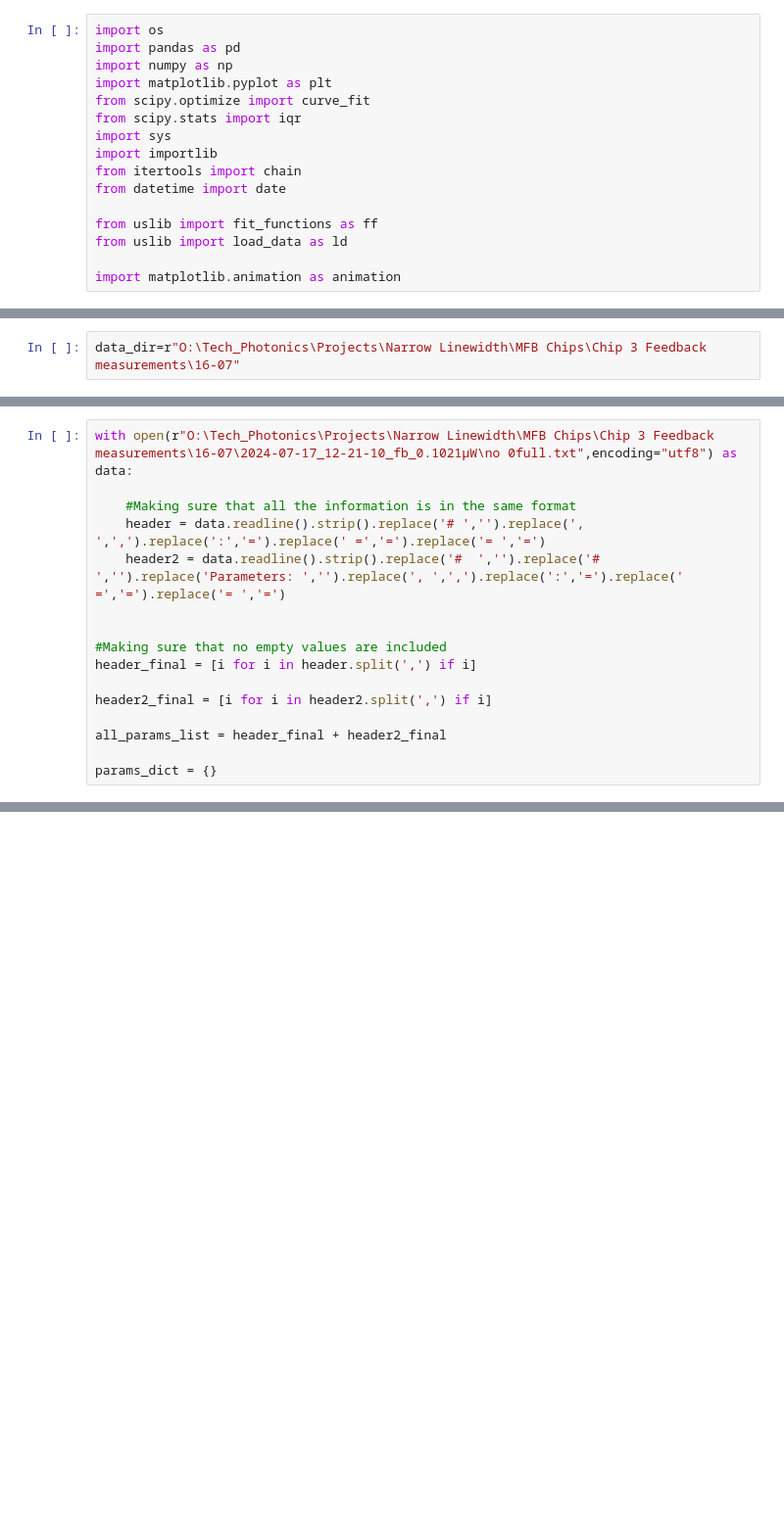
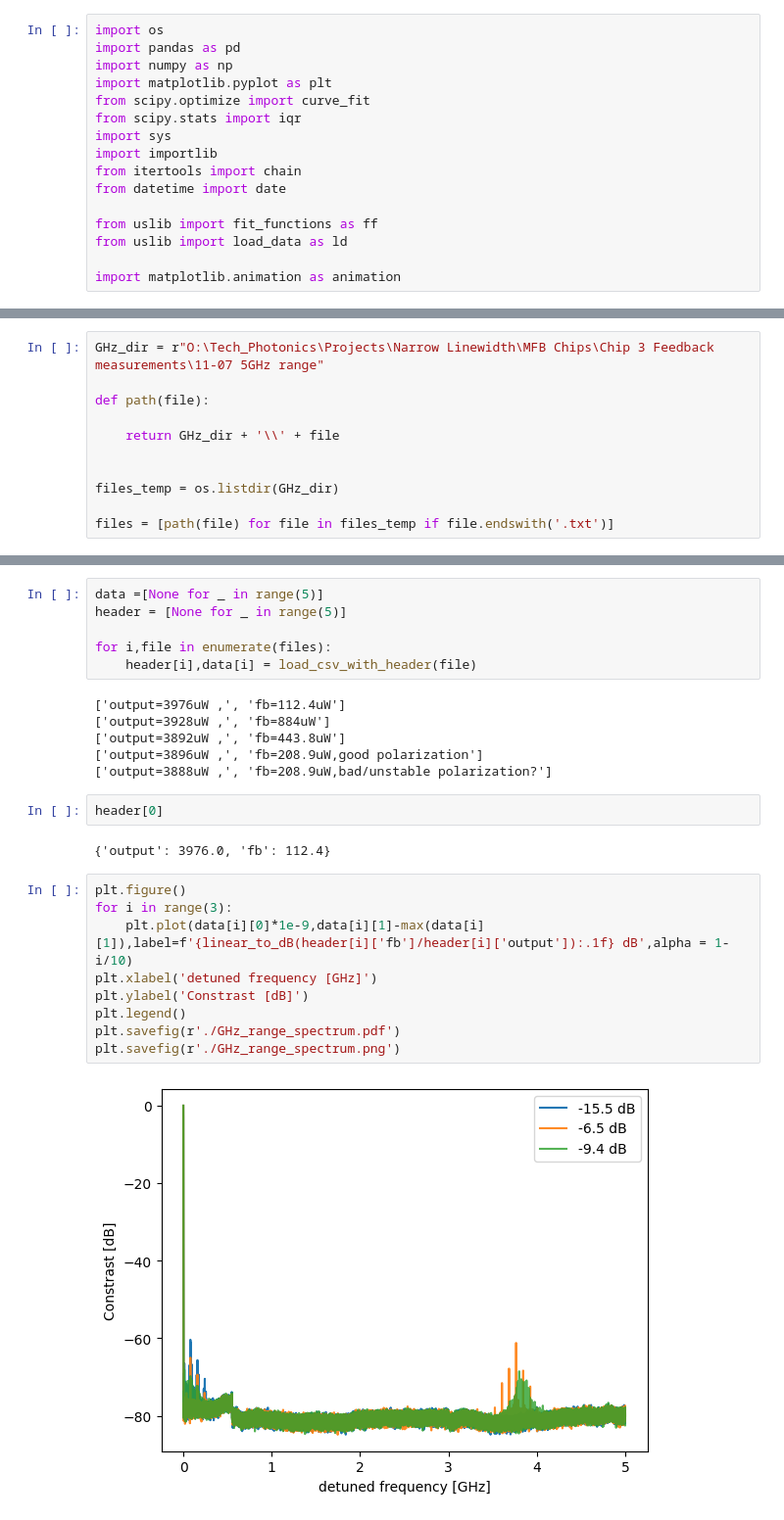
Before and after one commit to auphotonicLab/PICLab-narrow-linewidth, a Jupyter notebook: feedback_u_shaped_laser/SMSR_filtered_data_fits.ipynb, the cells around one changed output, grey strips where cells are left out. Shown at 98% size. Cells and saved outputs as stored; diff of their text form; blank space fills up the shorter version.

```diff
--- a/feedback_u_shaped_laser/SMSR_filtered_data_fits.ipynb
+++ b/feedback_u_shaped_laser/SMSR_filtered_data_fits.ipynb
@@ -17,2 +577,11 @@ import matplotlib.animation as animation
 # %%
-data_dir=r"O:\Tech_Photonics\Projects\Narrow Linewidth\MFB Chips\Chip 3 Feedback measurements\16-07"
+GHz_dir = r"O:\Tech_Photonics\Projects\Narrow Linewidth\MFB Chips\Chip 3 Feedback measurements\11-07 5GHz range"
+
+def path(file):
+
+    return GHz_dir + '\\' + file
+
+
+files_temp = os.listdir(GHz_dir)
+
+files = [path(file) for file in files_temp if file.endswith('.txt')]
@@ -45,16 +587,0 @@ TypeError: RINSpectrum.load_csv_with_header() got multiple values for argument '
-# %%
-with open(r"O:\Tech_Photonics\Projects\Narrow Linewidth\MFB Chips\Chip 3 Feedback measurements\16-07\2024-07-17_12-21-10_fb_0.1021µW\no 0full.txt",encoding="utf8") as data:
-
-    #Making sure that all the information is in the same format
-    header = data.readline().strip().replace('# ','').replace(', ',',').replace(':','=').replace(' =','=').replace('= ','=')
-    header2 = data.readline().strip().replace('#  ','').replace('# ','').replace('Parameters: ','').replace(', ',',').replace(':','=').replace(' =','=').replace('= ','=')
-
-
-#Making sure that no empty values are included
-header_final = [i for i in header.split(',') if i]
-
-header2_final = [i for i in header2.split(',') if i]
-
-all_params_list = header_final + header2_final
-
-params_dict = {}
@@ -68,0 +643,27 @@ SyntaxError: incomplete input (1941968121.py, line 1)
+# %%
+data =[None for _ in range(5)]
+header = [None for _ in range(5)]
+
+for i,file in enumerate(files):
+    header[i],data[i] = load_csv_with_header(file)
+# %% [output]
+['output=3976uW ,', 'fb=112.4uW']
+['output=3928uW ,', 'fb=884uW']
+['output=3892uW ,', 'fb=443.8uW']
+['output=3896uW ,', 'fb=208.9uW,good polarization']
+['output=3888uW ,', 'fb=208.9uW,bad/unstable polarization?']
+# %%
+header[0]
+# %% [output]
+{'output': 3976.0, 'fb': 112.4}
+# %%
+plt.figure()
+for i in range(3):
+    plt.plot(data[i][0]*1e-9,data[i][1]-max(data[i][1]),label=f'{linear_to_dB(header[i]['fb']/header[i]['output']):.1f} dB',alpha = 1-i/10)
+plt.xlabel('detuned frequency [GHz]')
+plt.ylabel('Constrast [dB]')
+plt.legend()
+plt.savefig(r'./GHz_range_spectrum.pdf')
+plt.savefig(r'./GHz_range_spectrum.png')
+# %% [output]
+[figure, added]
```
Also changed, not shown: parts of 27 cells of this notebook, 1 other file.
